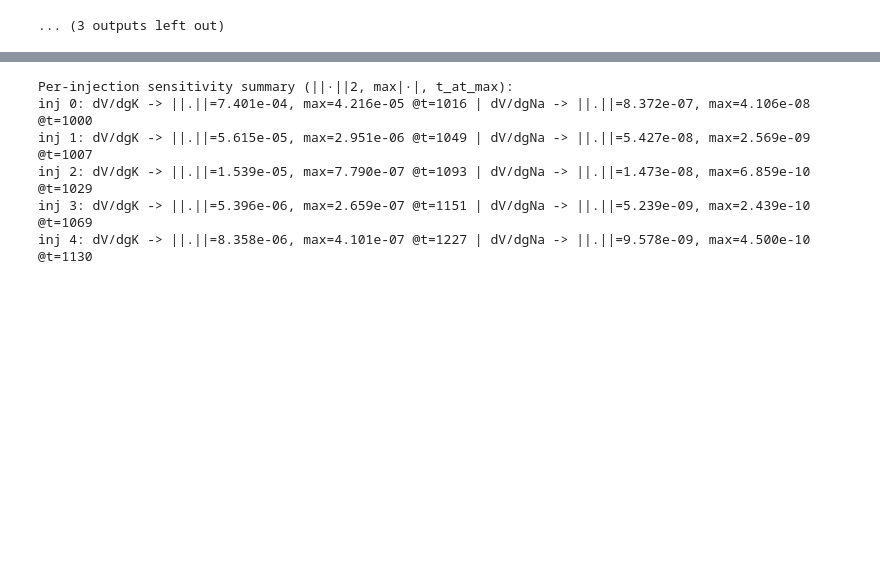
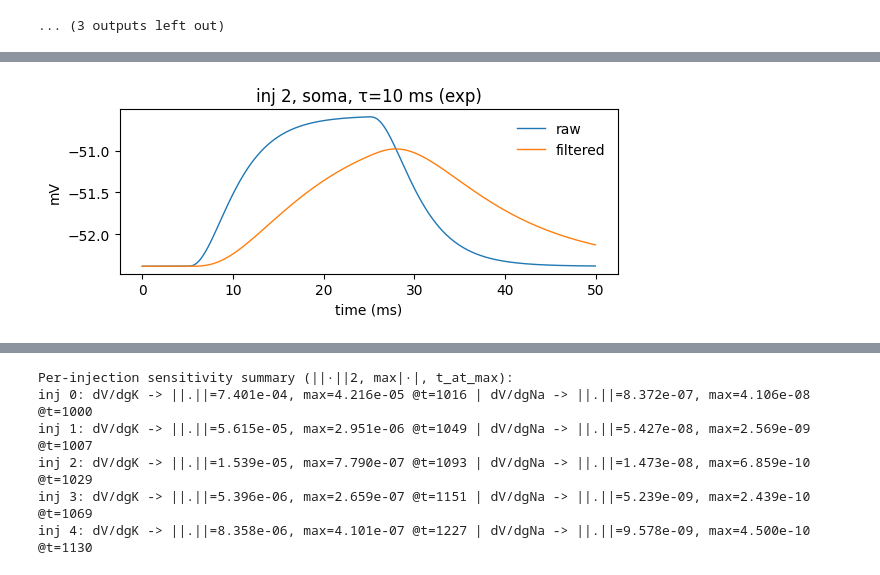
Before and after one commit to itzelts/jaxneuro, a Jupyter notebook: notebooks/003_multicomp.ipynb, the cells around one changed output, grey strips where cells are left out. Cells and saved outputs as stored; diff of their text form; code cells hidden in the pictures; blank space fills up the shorter version.

```diff
--- a/notebooks/003_multicomp.ipynb
+++ b/notebooks/003_multicomp.ipynb
@@ -972,0 +1195,8 @@ plot_fullstate_sens_heatmap(Yfull_K_by[2],  dt, "dV/dgK[2]")
+# %%
+def build_temporal_volts(volts_by_inj, taus_ms, dt, mode="exp"):
+    out = {tau: [] for tau in taus_ms}
+    for V in volts_by_inj:
+        for tau in taus_ms:
+            Y = exp_filter_causal_mat(V, tau, dt) if mode=="exp" else boxcar_causal_mat(V, tau, dt)
+            out[tau].append(Y)
+    return out
@@ -972,0 +1276,14 @@ plot_fullstate_sens_heatmap(Yfull_K_by[2],  dt, "dV/dgK[2]")
+# %%
+import matplotlib.pyplot as plt
+
+def overlay_raw_vs_filtered(V, Vtau, c_idx, dt, title=""):
+    t = np.arange(V.shape[0]) * dt
+    plt.figure(figsize=(6,2.6))
+    plt.plot(t, V[:,c_idx],  label="raw",  lw=1.0)
+    plt.plot(t, Vtau[:,c_idx], label="filtered", lw=1.0)
+    plt.xlabel("time (ms)"); plt.ylabel("mV"); plt.title(title); plt.legend(frameon=False); plt.tight_layout(); plt.show()
+
+# example: injection 2, soma trace, τ=10 ms exponential
+overlay_raw_vs_filtered(volts_by_inj[2], exp_volts[10.0][2], c_idx=0, dt=dt, title="inj 2, soma, τ=10 ms (exp)")
+# %% [output]
+[figure, added]
```
Also changed, not shown: parts of 19 cells of this notebook.
